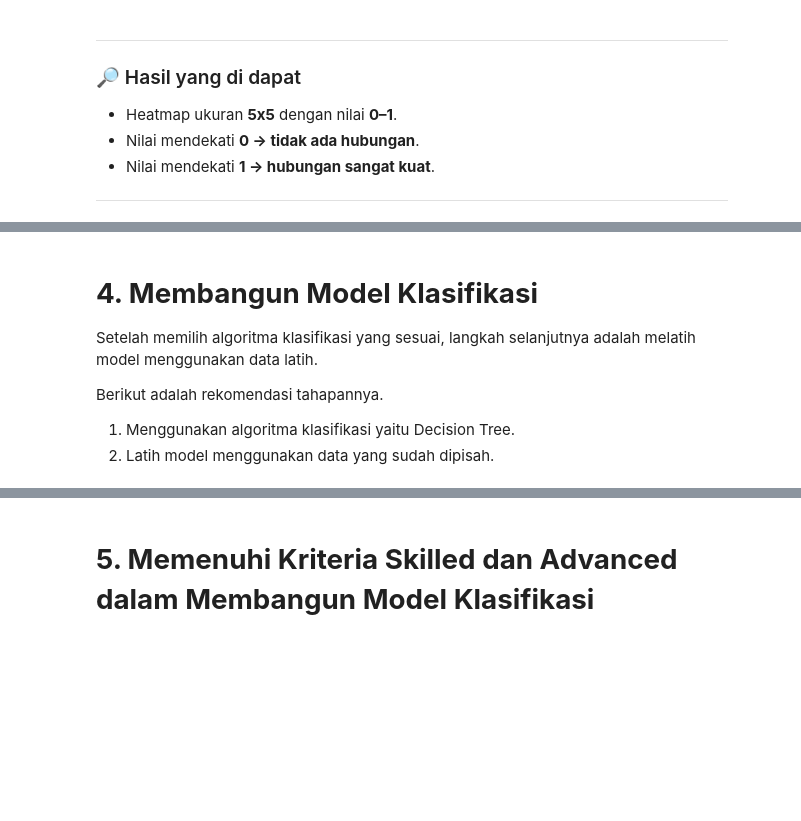
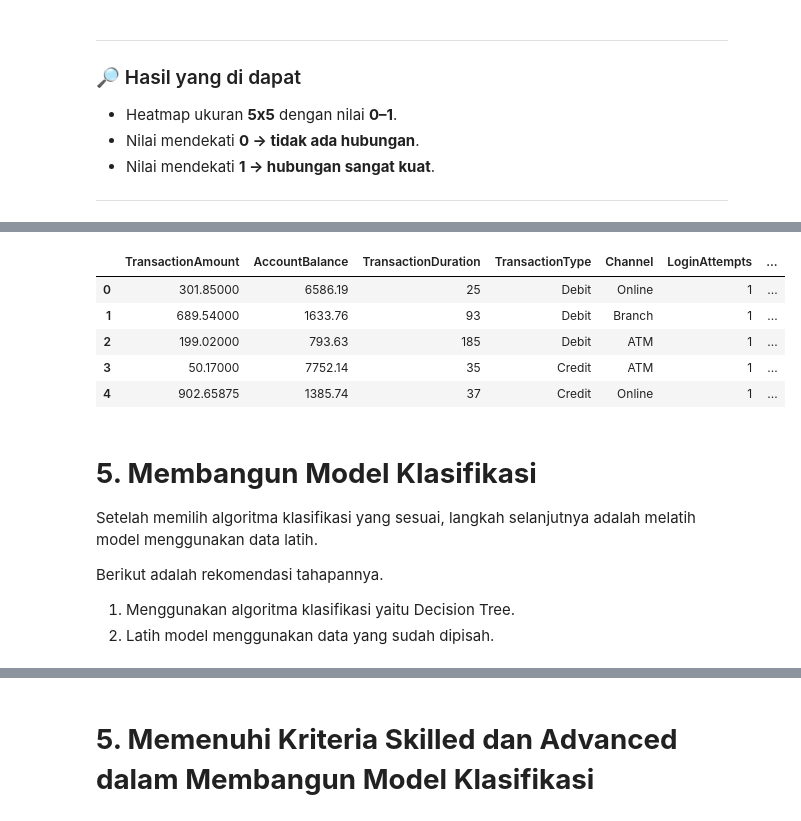
Before and after one commit to TurmaeUrsorum/porto-bank-transaction-clasification, a Jupyter notebook: porto-bank-transaction-clasification/notebooks/bank_classification.ipynb, the cells around one changed output, grey strips where cells are left out. Cells and saved outputs as stored; diff of their text form; code cells hidden in the pictures; blank space fills up the shorter version.

```diff
--- a/porto-bank-transaction-clasification/notebooks/bank_classification.ipynb
+++ b/porto-bank-transaction-clasification/notebooks/bank_classification.ipynb
@@ -518,0 +638,34 @@ plt.show()
+# %%
+df_train_outliers_clean = df_train_outliers_clean[
+    [
+        # Finansial
+        "TransactionAmount",
+        "AccountBalance",
+
+        # Perilaku transaksi
+        "TransactionDuration",
+        "TransactionType",
+        "Channel",
+        "LoginAttempts",
+
+        # Preferensi merchant/lokasi
+        "MerchantID",
+        "Location",
+
+        # Demografi
+        "CustomerAge",
+        "CustomerOccupation",
+
+        # Target Label
+        "Cluster"
+    ]
+]
+# %%
+df_train_outliers_clean.head()
+# %% [output]
+|  | TransactionAmount | AccountBalance | TransactionDuration | TransactionType | Channel | LoginAttempts | ... |
+| 0 | 301.85000 | 6586.19 | 25 | Debit | Online | 1 | ... |
+| 1 | 689.54000 | 1633.76 | 93 | Debit | Branch | 1 | ... |
+| 2 | 199.02000 | 793.63 | 185 | Debit | ATM | 1 | ... |
+| 3 | 50.17000 | 7752.14 | 35 | Credit | ATM | 1 | ... |
+| 4 | 902.65875 | 1385.74 | 37 | Credit | Online | 1 | ... |
@@ -519,5 +758,5 @@ plt.show()
 # %% [markdown]
-# **4. Membangun Model Klasifikasi**
+# **5. Membangun Model Klasifikasi**
 Setelah memilih algoritma klasifikasi yang sesuai, langkah selanjutnya adalah melatih model menggunakan data latih.
 
 Berikut adalah rekomendasi tahapannya.
```
Also changed, not shown: parts of 18 cells of this notebook, 2 other files.
